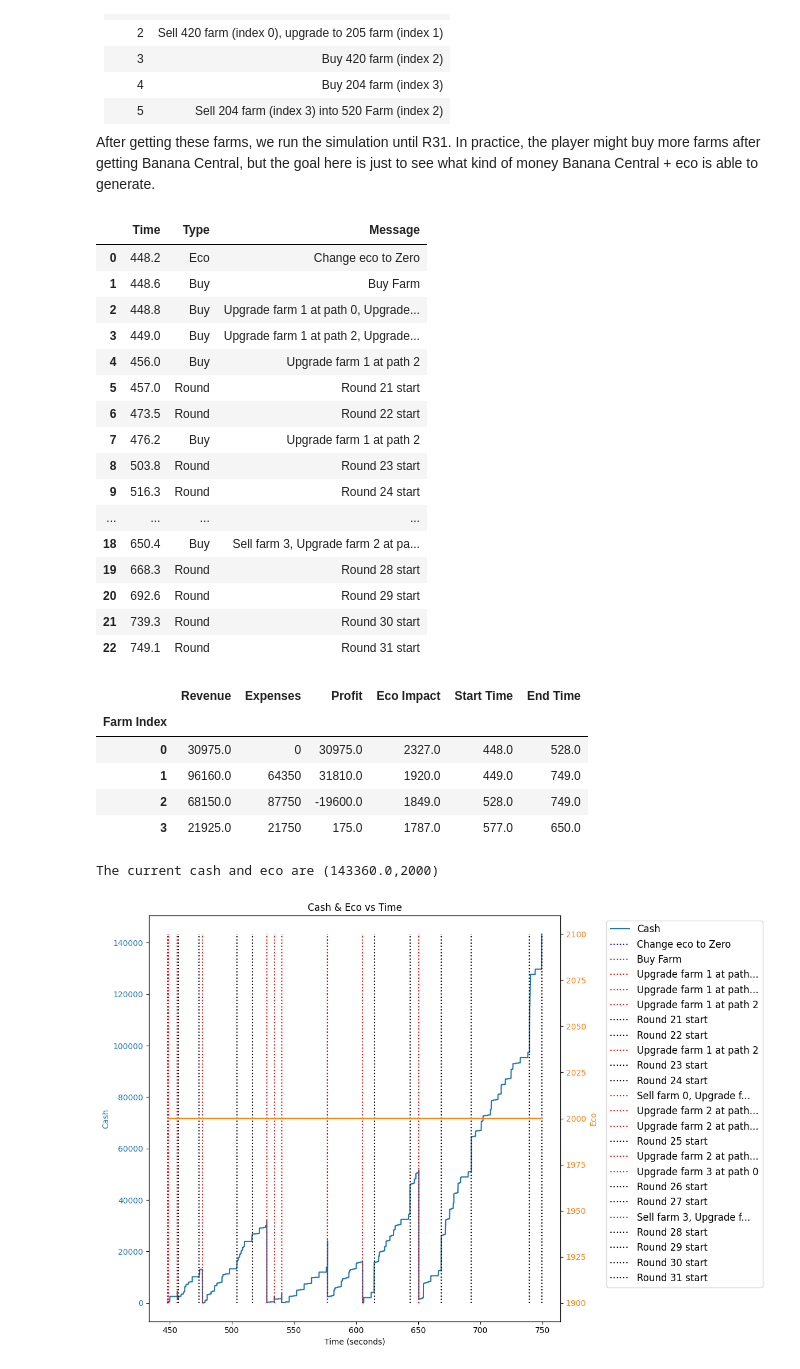
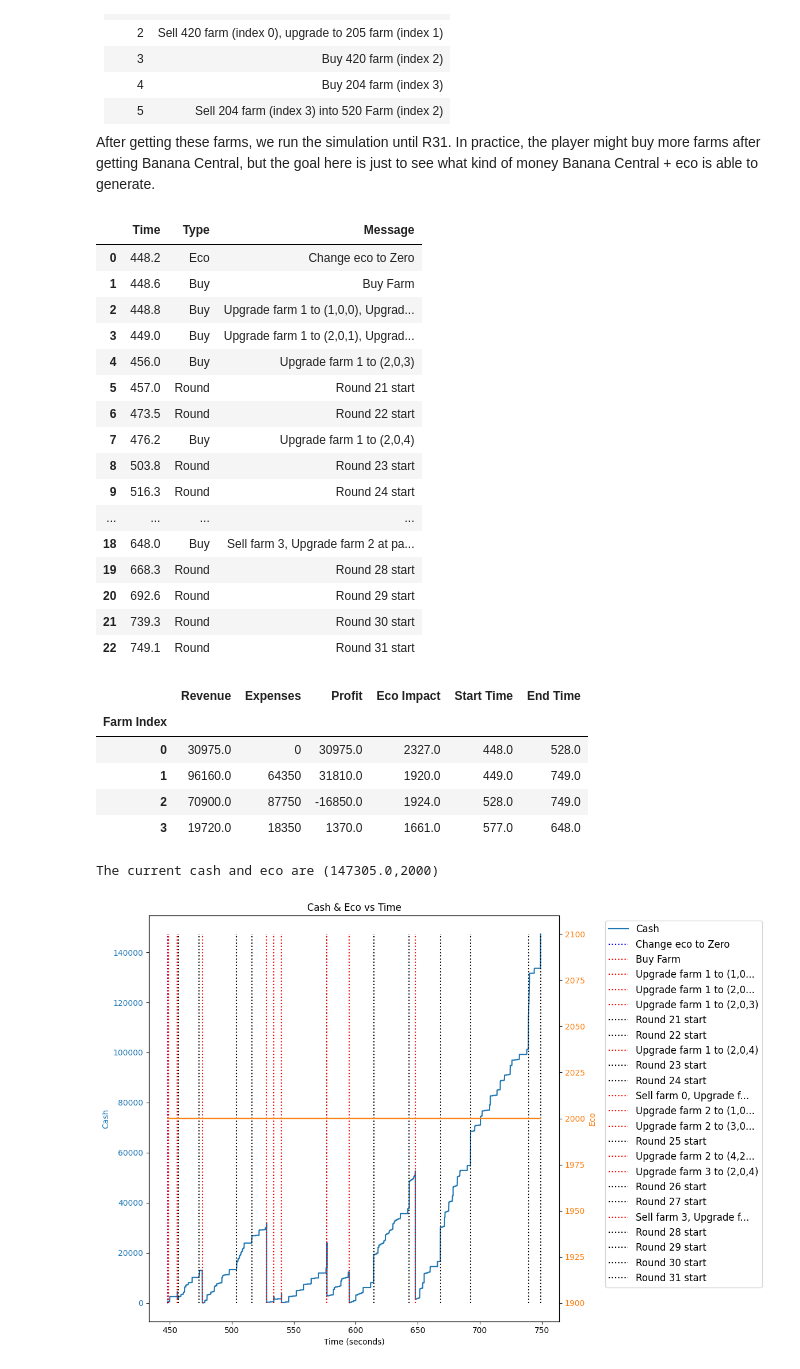
Before and after one commit to redlaserbmBTD/BTDB2_SIMULATOR, a Jupyter notebook: tutorials/5_farms.ipynb, the cells around one changed output. Cells and saved outputs as stored; diff of their text form; code cells hidden in the pictures.

```diff
--- a/tutorials/5_farms.ipynb
+++ b/tutorials/5_farms.ipynb
@@ -253,33 +340,18 @@ buy_queue = [
 
     #Purchase a 204 farm
     [b2.buyFarm()],
-    [b2.upgradeFarm(1,0)],
-    [b2.upgradeFarm(1,0)],
-    [b2.upgradeFarm(1,2)],
-    [b2.upgradeFarm(1,2)],
-    [b2.upgradeFarm(1,2)],
-    [b2.upgradeFarm(1,2)],
+    [b2.upgradeFarm(1,upgrades=(2,0,4))],
 
     #As soon as we have the money, sell the 420 farm & purhcase a 205 farm
     [b2.sellFarm(0), b2.upgradeFarm(1,2)],
 
     #Purchase a 420 farm
     [b2.buyFarm()],
-    [b2.upgradeFarm(2,0)],
-    [b2.upgradeFarm(2,0)],
-    [b2.upgradeFarm(2,0)],
-    [b2.upgradeFarm(2,1)],
-    [b2.upgradeFarm(2,1)],
-    [b2.upgradeFarm(2,0)],
+    [b2.upgradeFarm(2,upgrades=(4,2,0))],
 
     #Purchase a 204 farm
     [b2.buyFarm()],
-    [b2.upgradeFarm(3,0)],
-    [b2.upgradeFarm(3,0)],
-    [b2.upgradeFarm(3,0)],
-    [b2.upgradeFarm(3,1)],
-    [b2.upgradeFarm(3,1)],
-    [b2.upgradeFarm(3,0)],
+    [b2.upgradeFarm(3,upgrades=(2,0,4))],
 
     #As soon as we have the money, sell the 204 farm into a 520 farm
     [b2.sellFarm(3), b2.upgradeFarm(2,0)]
@@ -290,39 +362,39 @@ initial_state_game = {
     'Eco': 2000,
     'Eco Send': b2.ecoSend(send_name='Zero'),
     'Rounds': rounds,
     'Game Round': 20,
     'Farms': farms,
     'Buy Queue': buy_queue
 }
 
 game_state = b2.GameState(initial_state_game)
 game_state.fastForward(target_round = 31)
 dd.viewHistory(game_state, dim=(12,8))
 print("The current cash and eco are (%s,%s)"%(game_state.cash, game_state.eco))
 b2.writeLog(game_state.logs, filename = 'long_term_farming')
 # %% [output]
 |  | Time | Type | Message |
 | 0 | 448.2 | Eco | Change eco to Zero |
 | 1 | 448.6 | Buy | Buy Farm |
-| 2 | 448.8 | Buy | Upgrade farm 1 at path 0, Upgrade... |
-| 3 | 449.0 | Buy | Upgrade farm 1 at path 2, Upgrade... |
-| 4 | 456.0 | Buy | Upgrade farm 1 at path 2 |
+| 2 | 448.8 | Buy | Upgrade farm 1 to (1,0,0), Upgrad... |
+| 3 | 449.0 | Buy | Upgrade farm 1 to (2,0,1), Upgrad... |
+| 4 | 456.0 | Buy | Upgrade farm 1 to (2,0,3) |
 | 5 | 457.0 | Round | Round 21 start |
 | 6 | 473.5 | Round | Round 22 start |
-| 7 | 476.2 | Buy | Upgrade farm 1 at path 2 |
+| 7 | 476.2 | Buy | Upgrade farm 1 to (2,0,4) |
 | 8 | 503.8 | Round | Round 23 start |
 | 9 | 516.3 | Round | Round 24 start |
 | ... | ... | ... | ... |
-| 18 | 650.4 | Buy | Sell farm 3, Upgrade farm 2 at pa... |
+| 18 | 648.0 | Buy | Sell farm 3, Upgrade farm 2 at pa... |
 | 19 | 668.3 | Round | Round 28 start |
 | 20 | 692.6 | Round | Round 29 start |
 | 21 | 739.3 | Round | Round 30 start |
 | 22 | 749.1 | Round | Round 31 start |
 |  | Revenue | Expenses | Profit | Eco Impact | Start Time | End Time |
 | Farm Index |  |  |  |  |  |  |
 | 0 | 30975.0 | 0 | 30975.0 | 2327.0 | 448.0 | 528.0 |
 | 1 | 96160.0 | 64350 | 31810.0 | 1920.0 | 449.0 | 749.0 |
-| 2 | 68150.0 | 87750 | -19600.0 | 1849.0 | 528.0 | 749.0 |
-| 3 | 21925.0 | 21750 | 175.0 | 1787.0 | 577.0 | 650.0 |
+| 2 | 70900.0 | 87750 | -16850.0 | 1924.0 | 528.0 | 749.0 |
+| 3 | 19720.0 | 18350 | 1370.0 | 1661.0 | 577.0 | 648.0 |
-The current cash and eco are (143360.0,2000)
+The current cash and eco are (147305.0,2000)
-[figure, old version]
+[figure, new version]
```
Also changed, not shown: parts of 9 cells of this notebook, 20 other files.
